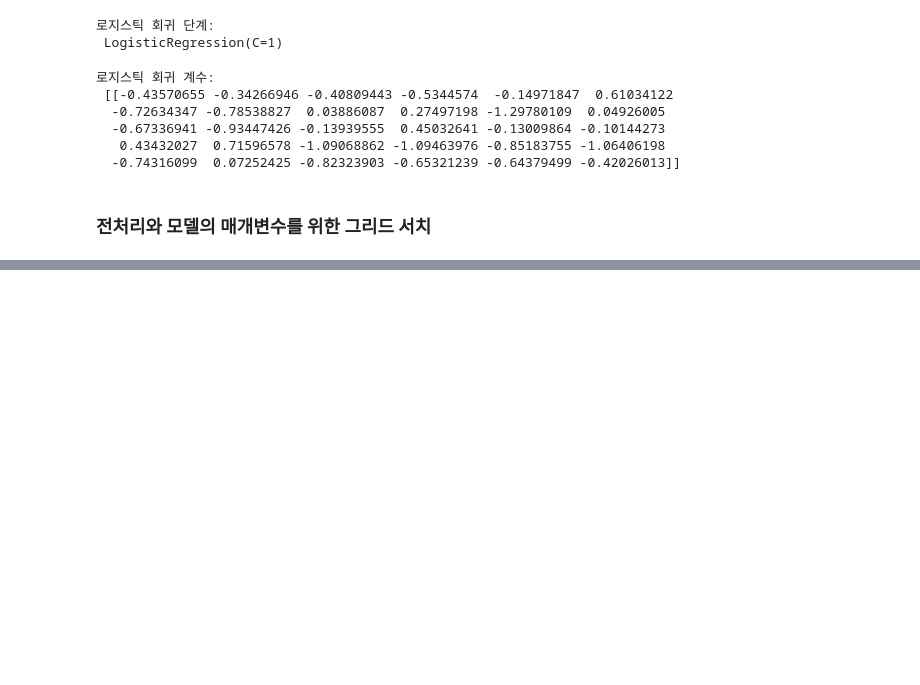
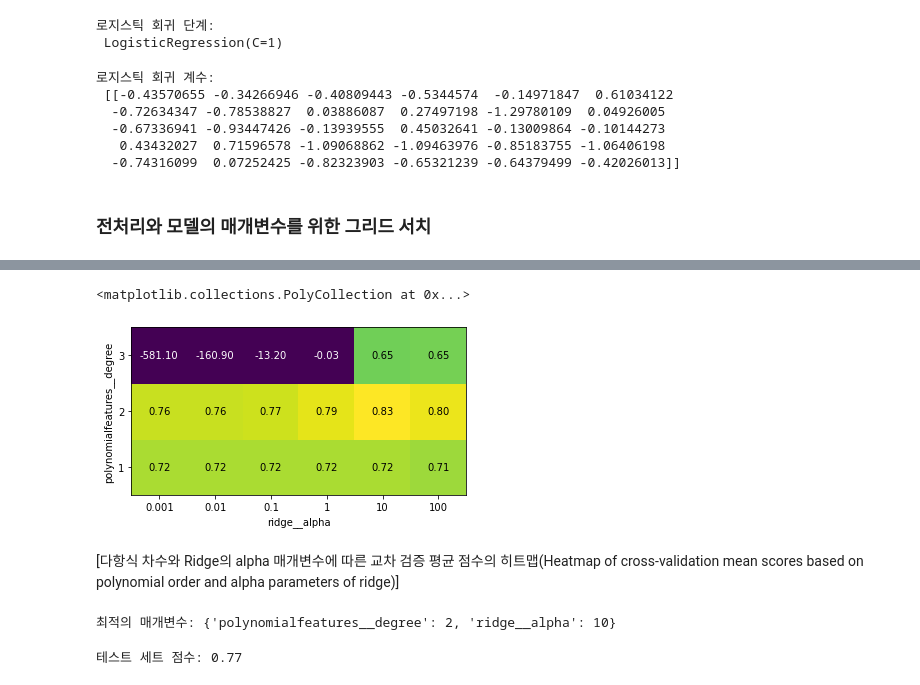
Before and after one commit to junes7/python_machine_learning, a Jupyter notebook: Algorithm Chain and Pipeline.ipynb, the cells around one changed output, grey strips where cells are left out. Saved outputs shown, nothing was run; the diff lists cells and outputs as text; code cells hidden in the pictures; blank space fills up the shorter version.

Commit message:
study how to plot heatmap of cross-validation mean scores which based on polynomial order and alpha parameters of Ridge

```diff
--- a/Algorithm Chain and Pipeline.ipynb
+++ b/Algorithm Chain and Pipeline.ipynb
@@ -234,6 +234,6 @@ pipe = make_pipeline(
 # %%
 param_grid = {'polynomialfeatures__degree': [1, 2, 3],
               'ridge__alpha': [0.001, 0.01, 0.1, 1, 10, 100]}
-# %%
-grid
-grid.fit(X_train, y_tr)
+# %%
+grid = GridSearchCV(pipe, param_grid=param_grid, cv=5, n_jobs=-1)
+grid.fit(X_train, y_train)
@@ -239,0 +249,19 @@ grid.fit(X_train, y_tr)
+# %%
+import mglearn
+mglearn.tools.heatmap(grid.cv_results_['mean_test_score'].reshape(3, -1),
+                      xlabel="ridge__alpha", ylabel="polynomialfeatures__degree",
+                      xticklabels=param_grid['ridge__alpha'],
+                      yticklabels=param_grid['polynomialfeatures__degree'], vmin=0)
+# %% [output]
+<matplotlib.collections.PolyCollection at 0x...>
+[figure, added]
+# %% [markdown]
+[다항식 차수와 Ridge의 alpha 매개변수에 따른 교차 검증 평균 점수의 히트맵(Heatmap of cross-validation mean scores based on polynomial order and alpha parameters of ridge)]
+# %%
+print("최적의 매개변수:", grid.best_params_)
+# %% [output]
+최적의 매개변수: {'polynomialfeatures__degree': 2, 'ridge__alpha': 10}
+# %%
+print("테스트 세트 점수: {:.2f}".format(grid.score(X_test, y_test)))
+# %% [output]
+테스트 세트 점수: 0.77
```
Also changed, not shown: parts of 2 cells of this notebook.
